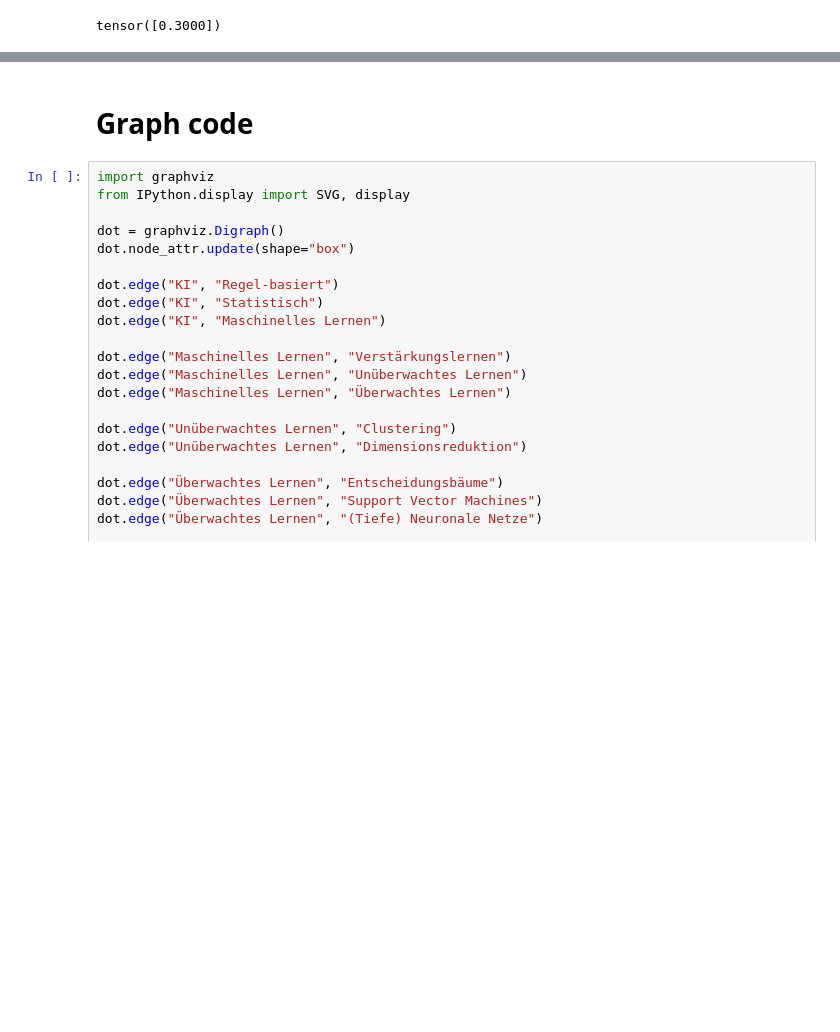
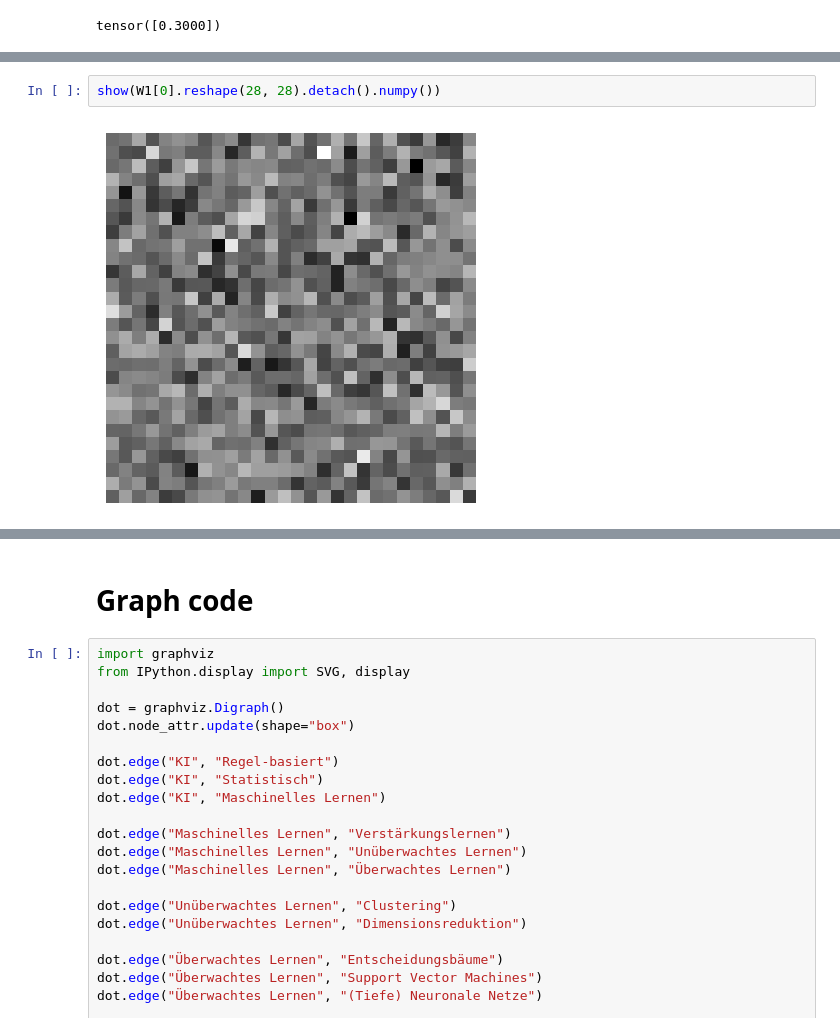
Before and after one commit to sadilek/ki-vortrag, a Jupyter notebook: vortrag.ipynb, the cells around one changed output, grey strips where cells are left out. Drawn from its saved outputs; the diff is of its cells as text; blank space fills up the shorter version.

```diff
--- a/vortrag.ipynb
+++ b/vortrag.ipynb
@@ -387,0 +480,4 @@ def net(X, w1, b1, w2, b2):
+# %%
+show(W1[0].reshape(28, 28).detach().numpy())
+# %% [output]
+[figure, added]
```
Also changed, not shown: parts of 31 cells of this notebook, 1 other file.
